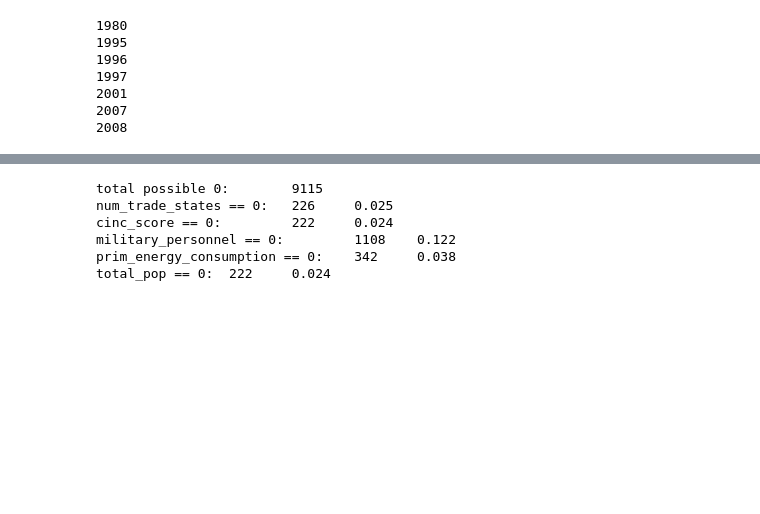
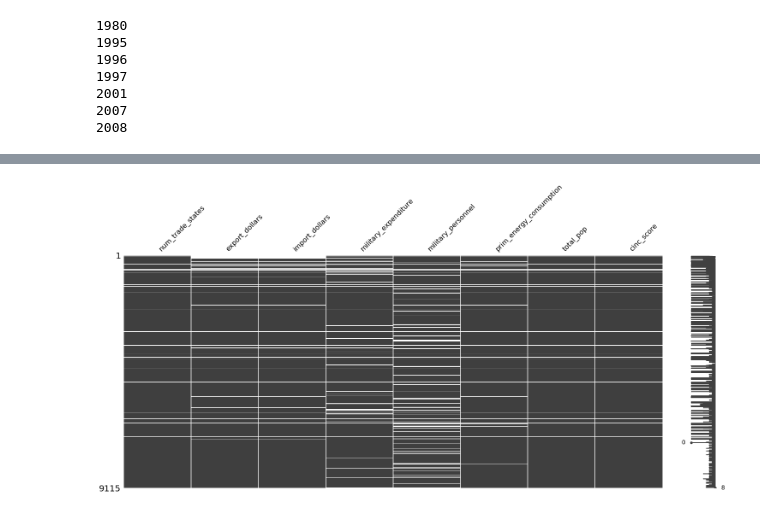
Before and after one commit to cyaris/international_armed_conflict, a Jupyter notebook: COW Master DataFrame Imputations | Data Clean.ipynb, the cells around one changed output, grey strips where cells are left out. Saved outputs shown, nothing was run; the diff lists cells and outputs as text; code cells hidden in the pictures; blank space fills up the shorter version.

```diff
--- a/COW Master DataFrame Imputations | Data Clean.ipynb
+++ b/COW Master DataFrame Imputations | Data Clean.ipynb
@@ -118,42 +98,3 @@ df.head()
 for year in df['year'].unique():
     if df[df['year'] == year]['cow_code'].value_counts().values[0] > 1:
         print(year)
-# %%
-df.loc[df['num_trade_states'].isnull(), 'num_trade_states'] = 0
-df.loc[df['cinc_score'].isnull(), 'cinc_score'] = 0
-df.loc[df['export_dollars'].isnull(), 'export_dollars'] = 0
-df.loc[df['import_dollars'].isnull(), 'import_dollars'] = 0
-df.loc[df['military_expenditure'].isnull(), 'military_expenditure'] = 0
-df.loc[df['military_personnel'].isnull(), 'military_personnel'] = 0
-df.loc[df['prim_energy_consumption'].isnull(), 'prim_energy_consumption'] = 0
-df.loc[df['total_pop'].isnull(), 'total_pop'] = 0
-
-df.loc[[np.isnan(s) for s in df['num_trade_states']], 'num_trade_states'] = 0
-df.loc[[np.isnan(s) for s in df['cinc_score']], 'cinc_score'] = 0
-df.loc[[np.isnan(s) for s in df['export_dollars']], 'export_dollars'] = 0
-df.loc[[np.isnan(s) for s in df['import_dollars']], 'import_dollars'] = 0
-df.loc[[np.isnan(s) for s in df['military_expenditure']], 'military_expenditure'] = 0
-df.loc[[np.isnan(s) for s in df['military_personnel']], 'military_personnel'] = 0
-df.loc[[np.isnan(s) for s in df['prim_energy_consumption']], 'prim_energy_consumption'] = 0
-df.loc[[np.isnan(s) for s in df['total_pop']], 'total_pop'] = 0
-
-df.loc[df['export_dollars'] < 1000, 'export_dollars'] = 0
-df.loc[df['import_dollars'] < 1000, 'import_dollars'] = 0
-# %%
-print('total possible 0:\t', len(df))
-print('num_trade_states == 0:\t', len(df[df['num_trade_states'] == 0]), '\t', pd.Series((len(df[df['num_trade_states'] == 0])/len(df))).values[0].round(3))
-print('cinc_score == 0:\t', len(df[df['cinc_score'] == 0]), '\t', pd.Series((len(df[df['cinc_score'] == 0])/len(df))).values[0].round(3))
-print('military_personnel == 0:\t', len(df[df['military_personnel'] == 0]), '\t', pd.Series((len(df[df['military_personnel'] == 0])/len(df))).values[0].round(3))
-print('prim_energy_consumption == 0:\t', len(df[df['prim_energy_consumption'] == 0]), '\t', pd.Series((len(df[df['prim_energy_consumption'] == 0])/len(df))).values[0].round(3))
-print('total_pop == 0:\t', len(df[df['total_pop'] == 0]), '\t', pd.Series((len(df[df['total_pop'] == 0])/len(df))).values[0].round(3))
-
-# print('export_dollars == 0:\t', len(df[df['export_dollars'] == 0]), '\t', pd.Series((len(df[df['export_dollars'] == 0])/len(df))).values[0].round(3))
-# print('import_dollars == 0:\t', len(df[df['import_dollars'] == 0]), '\t', pd.Series((len(df[df['import_dollars'] == 0])/len(df))).values[0].round(3))
-# print('military_expenditure == 0:\t', len(df[df['military_expenditure'] == 0]), '\t', pd.Series((len(df[df['military_expenditure'] == 0])/len(df))).values[0].round(3))
-# %% [output]
-total possible 0:        9115
-num_trade_states == 0:   226     0.025
-cinc_score == 0:         222     0.024
-military_personnel == 0:         1108    0.122
-prim_energy_consumption == 0:    342     0.038
-total_pop == 0:  222     0.024
@@ -162,2 +101,24 @@ total_pop == 0:  222     0.024
+# %%
+df.loc[df['military_personnel'] == 0, 'military_personnel'] = None
+df.loc[df['prim_energy_consumption'] == 0, 'prim_energy_consumption'] = None
+df.loc[df['export_dollars'] < 1000, 'export_dollars'] = None
+df.loc[df['import_dollars'] < 1000, 'import_dollars'] = None
+# %%
+msno.matrix(df.drop(['cow_code', 'state_name', 'year', 'num_alliances',
+                     'pre_1816_alliances', 'num_in_effect_1231_2012', 'defense_treaties',
+                     'neutrality_treaties', 'nonaggression_treaties',
+                     'entente_treaties', 'num_conflicts', 'avg_cum_duration',
+                     'num_wars', 'ongoing_2010', 'revision_pct', 'avg_hostility_level',
+                     'majority_religion', 'un_continent', 'un_region', 'election_type',
+                     'legislation_type', 'legislature_status', 'party_legal_status',
+                     'party_existance', 'party_existance_outside_regime', 'legislature_parties',
+                     'incumbent_type', 'collective_leadership', 'num_leadership_changes',
+                     'leader_tenure', 'military_leader', 'royal_leader',
+                     'nominal_vs_eff_diff', 'communist_leader', 'leader_died',
+                     'democratic_regime', 'cabinet_assembly', 'popular_election',
+                     'regime_type', 'transition_to_democracy', 'transition_to_dictatorship',
+                     'age_govt', 'num_transitions_ever'], axis = 1));
+# %% [output]
+[figure, added]
 # %%
 column_list = ['num_trade_states', 'prim_energy_consumption',
```
Also changed, not shown: parts of 23 cells of this notebook, 20 other files.
